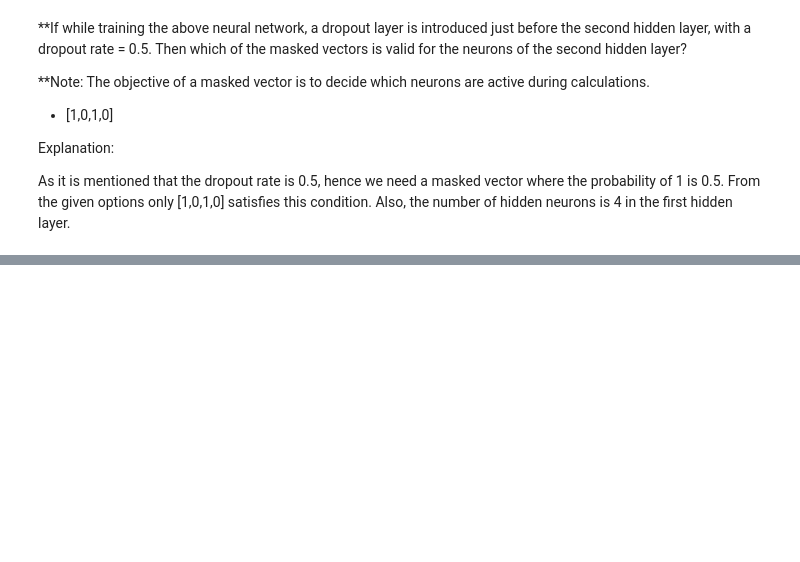
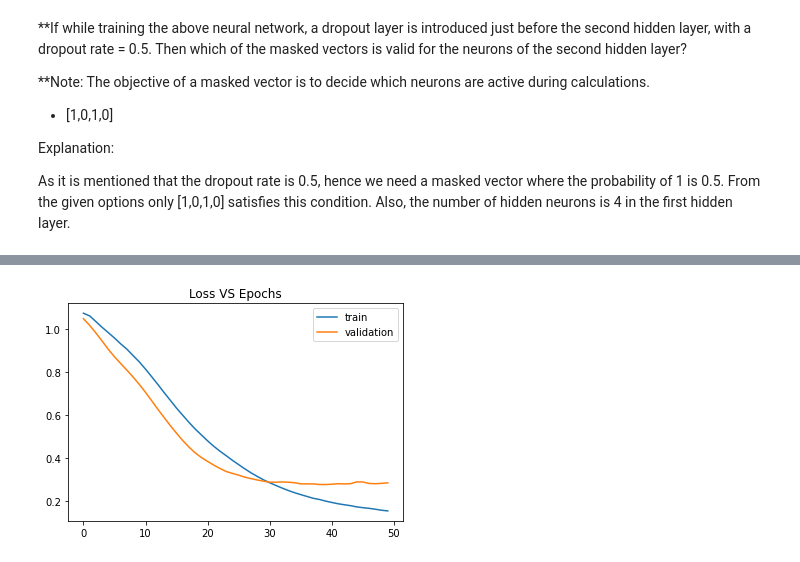
Before and after one commit to 28101991SUNNY/Neural-Networks, a Jupyter notebook: 06_optimizers and regularization.ipynb, the cells around one changed output, grey strips where cells are left out. Cells and saved outputs as stored; diff of their text form; code cells hidden in the pictures; blank space fills up the shorter version.

```diff
--- a/06_optimizers and regularization.ipynb
+++ b/06_optimizers and regularization.ipynb
@@ -342,0 +646,8 @@ Also, the number of hidden neurons is 4 in the first hidden layer.
+# %%
+from sklearn.preprocessing import StandardScaler
+
+scaler = StandardScaler()
+X_train = scaler.fit_transform(X_train)
+
+X_val = scaler.transform(X_val)
+X_test = scaler.transform(X_test)
@@ -342,0 +842,26 @@ Also, the number of hidden neurons is 4 in the first hidden layer.
+# %%
+model_gdm = create_baseline()
+
+model_gdm.compile(optimizer = tf.keras.optimizers.SGD(momentum=0.9),
+                loss = tf.keras.losses.CategoricalCrossentropy() )
+
+history = model_gdm.fit(X_train,
+                        y_train,
+                        validation_data = (X_val, y_val),
+                        epochs=50,
+                        batch_size=128,
+                        verbose = 0)
+
+epochs = history.epoch
+loss = history.history["loss"]
+val_loss = history.history["val_loss"]
+
+
+plt.plot(epochs, loss, label="train")
+plt.plot(epochs, val_loss, label="validation")
+
+plt.legend()
+plt.title("Loss VS Epochs")
+
+plt.show()
+# %% [output]
@@ -342,0 +873 @@ Also, the number of hidden neurons is 4 in the first hidden layer.
+[figure, added]
```
Also changed, not shown: parts of 51 cells of this notebook.
